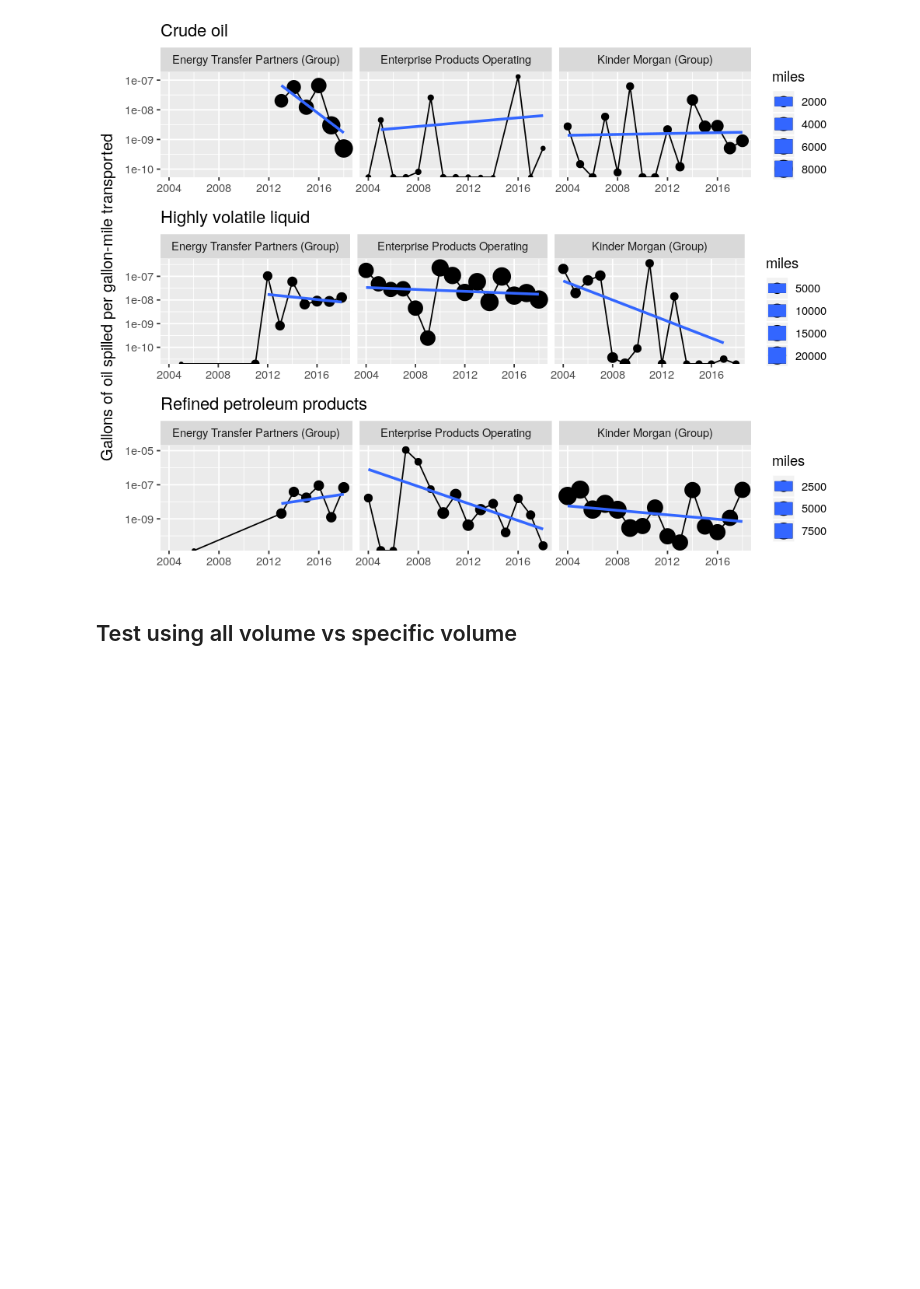
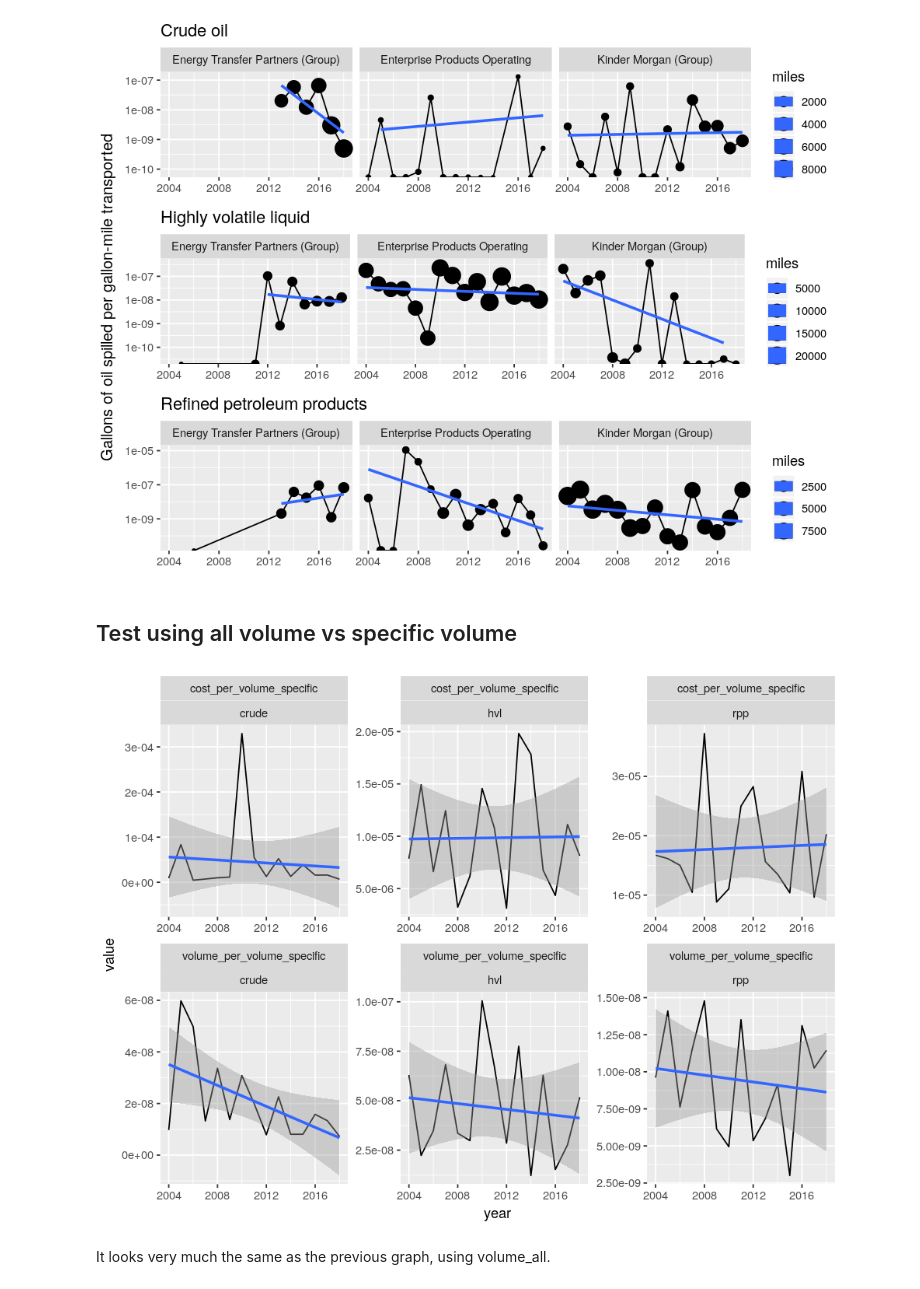
Before and after one commit to julianbarg/spills, a Jupyter notebook: presentations/rpm_2020-03-xx/rpm_2020-03-xx.ipynb, the cells around one changed output. Drawn from its saved outputs; the diff is of its cells as text; code cells hidden in the pictures; blank space fills up the shorter version.

Commit message:
Hid code and added robustness check using volume_specific.

```diff
--- a/presentations/rpm_2020-03-xx/rpm_2020-03-xx.ipynb
+++ b/presentations/rpm_2020-03-xx/rpm_2020-03-xx.ipynb
@@ -467,3 +456,29 @@ grid::grid.draw(volume_per_size)
 [figure]
 # %% [markdown]
 ## Test using all volume vs specific volume
+# %%
+using_volume_specific <- pipelines %>%
+    filter(on_offshore == "onshore") %>%
+    filter(commodity %in% c("crude", "hvl", "rpp")) %>%
+    group_by(year, commodity) %>%
+    summarize(!!! oildata::pipelines_consolidation) %>%
+    mutate(volume_per_volume_specific = (
+               incidents_volume/estimate_volume_specific),
+           cost_per_volume_specific = (
+               incidents_cost/estimate_volume_specific)) %>%
+    pivot_longer(cols = -c(year, commodity),
+                 names_to = "variable", values_to = "value") %>%
+    filter(variable %in% c("cost_per_volume_specific",
+                           "volume_per_volume_specific")) %>%
+    ggplot(aes(x = year, y = value)) +
+        facet_wrap(variable ~ commodity, scales = "free") +
+        geom_line() +
+        geom_smooth(method = "lm")
+
+options(repr.plot.width=8, repr.plot.height=6)
+# %%
+using_volume_specific
+# %% [output]
+[figure, added]
+# %% [markdown]
+It looks very much the same as the previous graph, using volume_all.
```
Also changed, not shown: parts of 2 cells of this notebook, 2 other files.
